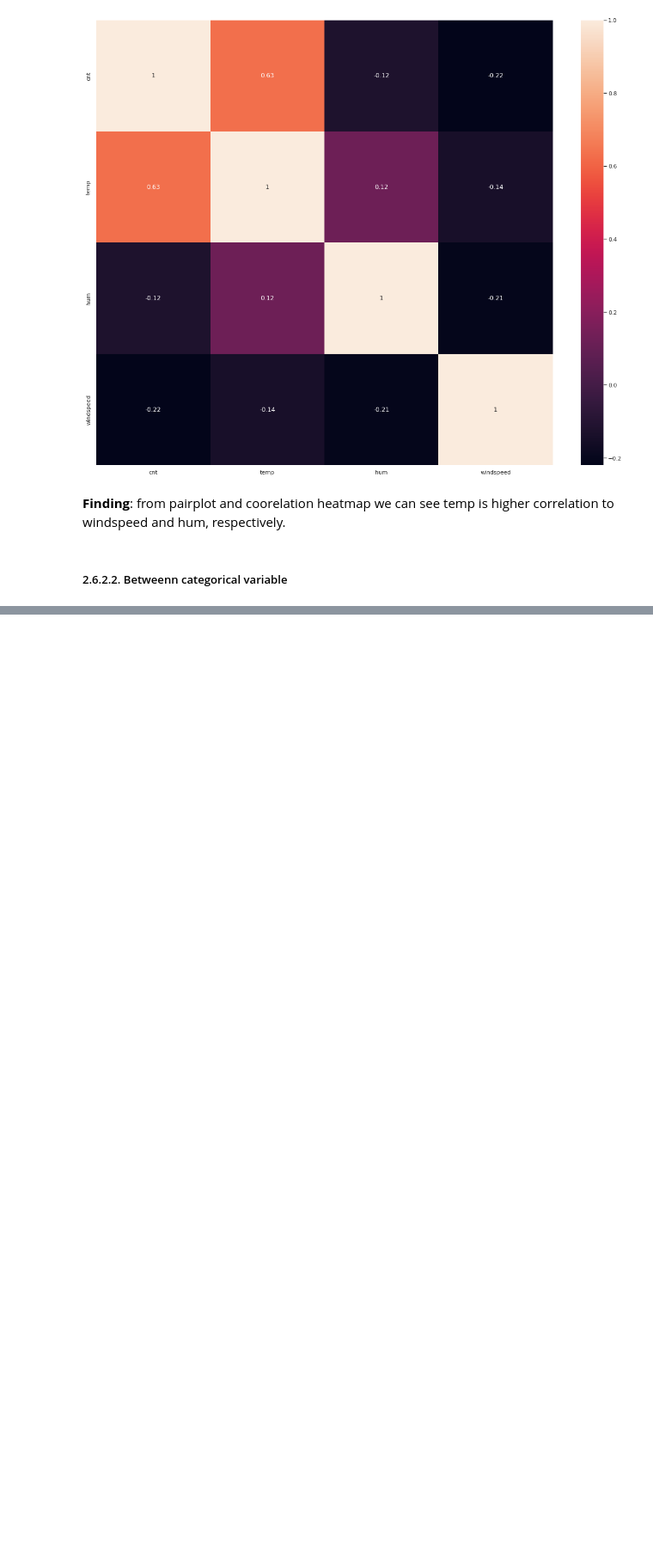
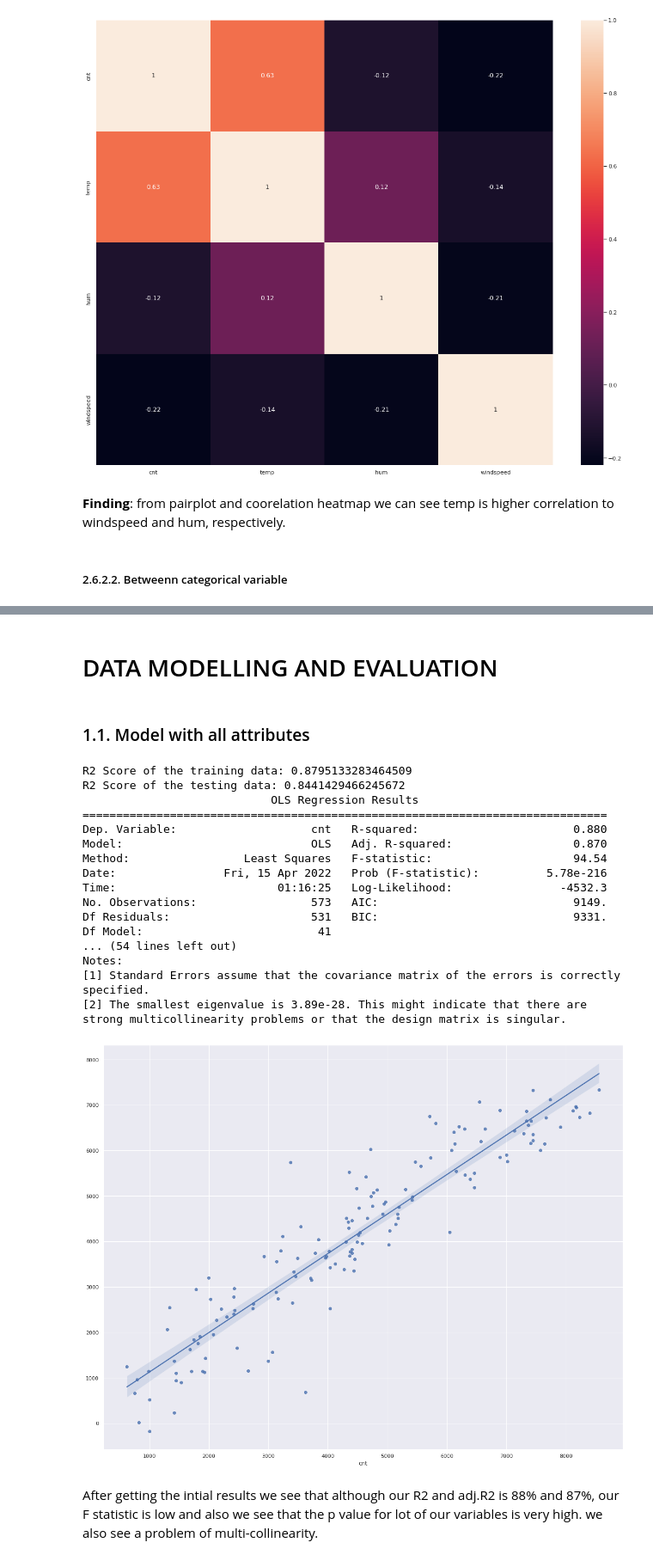
Before and after one commit to PhucInAI/Master_LJMU-IIITB_Course03_02, a Jupyter notebook: Untitled.ipynb, the cells around one changed output, grey strips where cells are left out. Shown at 86% size. Cells and saved outputs as stored; diff of their text form; code cells hidden in the pictures; blank space fills up the shorter version.

Commit message:
fix evaluation

```diff
--- a/Untitled.ipynb
+++ b/Untitled.ipynb
@@ -509,0 +645,3 @@ ValueError: Could not interpret input 'temp_cat'
+# %%
+df = pd.get_dummies(data=df,columns=["season", "mnth", "day","weekday",
+                                     "weathersit", 'temp_cat', 'hum_cat','windspeed_cat'],drop_first=True)
@@ -509,0 +683,9 @@ ValueError: Could not interpret input 'temp_cat'
+# %%
+#y to contain only target variable
+y = df.pop('cnt')
+
+#X is all remainign variable also our independent variables
+X = df
+
+#Train Test split with 80:20 ratio
+X_train, X_test, y_train, y_test = train_test_split(X, y, test_size=0.2, random_state=seed)
@@ -509,0 +705,6 @@ ValueError: Could not interpret input 'temp_cat'
+# %%
+#Scale all the variable fron 0 to 1
+scaler = MinMaxScaler()
+num_vars = ['temp','hum','windspeed']
+X_train[num_vars] = scaler.fit_transform(X_train[num_vars])
+X_test[num_vars] = scaler.fit_transform(X_test[num_vars])
@@ -509,0 +734,27 @@ ValueError: Could not interpret input 'temp_cat'
+# %% [markdown]
+# DATA MODELLING AND EVALUATION
+# %% [markdown]
+### 1.1. Model with all attributes
+# %%
+model_1 = linear_regression(X_train, y_train, X_test, y_test)
+# %% [output]
+R2 Score of the training data: 0.8795133283464509
+R2 Score of the testing data: 0.8441429466245672
+                            OLS Regression Results
+==============================================================================
+Dep. Variable:                    cnt   R-squared:                       0.880
+Model:                            OLS   Adj. R-squared:                  0.870
+Method:                 Least Squares   F-statistic:                     94.54
+Date:                Fri, 15 Apr 2022   Prob (F-statistic):          5.78e-216
+Time:                        01:16:25   Log-Likelihood:                -4532.3
+No. Observations:                 573   AIC:                             9149.
+Df Residuals:                     531   BIC:                             9331.
+Df Model:                          41
+... (54 lines left out)
+Notes:
+[1] Standard Errors assume that the covariance matrix of the errors is correctly specified.
+[2] The smallest eigenvalue is 3.89e-28. This might indicate that there are
+strong multicollinearity problems or that the design matrix is singular.
+[figure, added]
+# %% [markdown]
+After getting the intial results we see that although our R2 and adj.R2 is 88% and 87%, our F statistic is low and also we see that the p value for lot of our variables is very high. we also see a problem of multi-collinearity.
```
Also changed, not shown: parts of 58 cells of this notebook.
